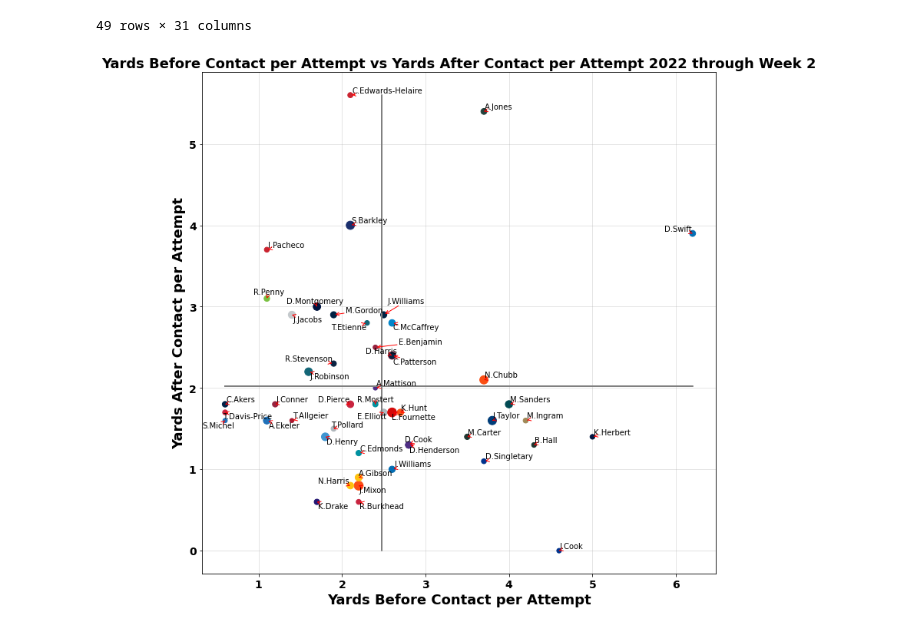
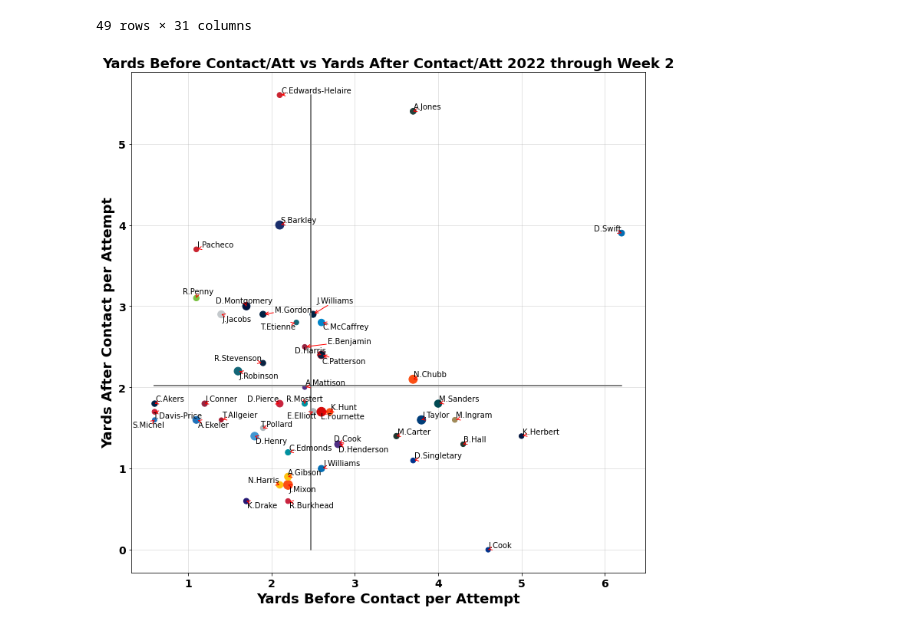
Before and after one commit to vishaalgupta/NFL-Data, a Jupyter notebook: Week_2/RB.ipynb, the cells around one changed output. Drawn from its saved outputs; the diff is of its cells as text; code cells hidden in the pictures.

Commit message:
week 2 graphs

```diff
--- a/Week_2/RB.ipynb
+++ b/Week_2/RB.ipynb
@@ -301,33 +301,33 @@ for team in rb_graph["team_abbr"]:
 
 size = rb_graph["rush_attempts"].to_numpy()
 s = [s*3 for s in size]
 
 #Create a figure with size 12x12
 fig, ax = plt.subplots(figsize=(12,12))
 
 #Make a scatter plot with success rate data
 plt.scatter(x, y, c = color, s = s)
 
 mean_line = ax.plot(x_mean,y, c = 'grey')
 mean_line = ax.plot(x,y_mean, c = 'grey')
 
 #Add a grid
 ax.grid(zorder=0,alpha=.4)
 ax.set_axisbelow(True)
 
 #Adding labels and text
 plt.xlabel('Yards Before Contact per Attempt', fontsize=18, fontweight = "bold")
 plt.ylabel('Yards After Contact per Attempt', fontsize=18, fontweight = "bold")
 #plt.yscale('log')
-plt.title('Yards Before Contact per Attempt vs Yards After Contact per Attempt 2022 through Week 2', fontsize=18, fontweight = "bold")
+plt.title('Yards Before Contact/Att vs Yards After Contact/Att 2022 through Week 2', fontsize=18, fontweight = "bold")
 plt.xticks(fontsize=14, fontweight = "bold")
 plt.yticks(fontsize=14, fontweight = "bold")
 
 #Add player names to points
 texts = [plt.text(x[i], y[i], txt, ha='center', va='center') for i, txt in enumerate(rb_graph["player_short_name"])]
 adjust_text(texts, arrowprops=dict(arrowstyle='->', color='red'))
 
-#plt.savefig('Images/AvgAirYards1stDown_vs_Passing1stDown', dpi=400)
+plt.savefig('Images/AvgYBC_vs_AvgYAC', dpi=400)
 plt.show()
 # %% [output]
-[figure, old version]
+[figure, new version]
```
Also changed, not shown: parts of 1 cell of this notebook, 8 other files.
